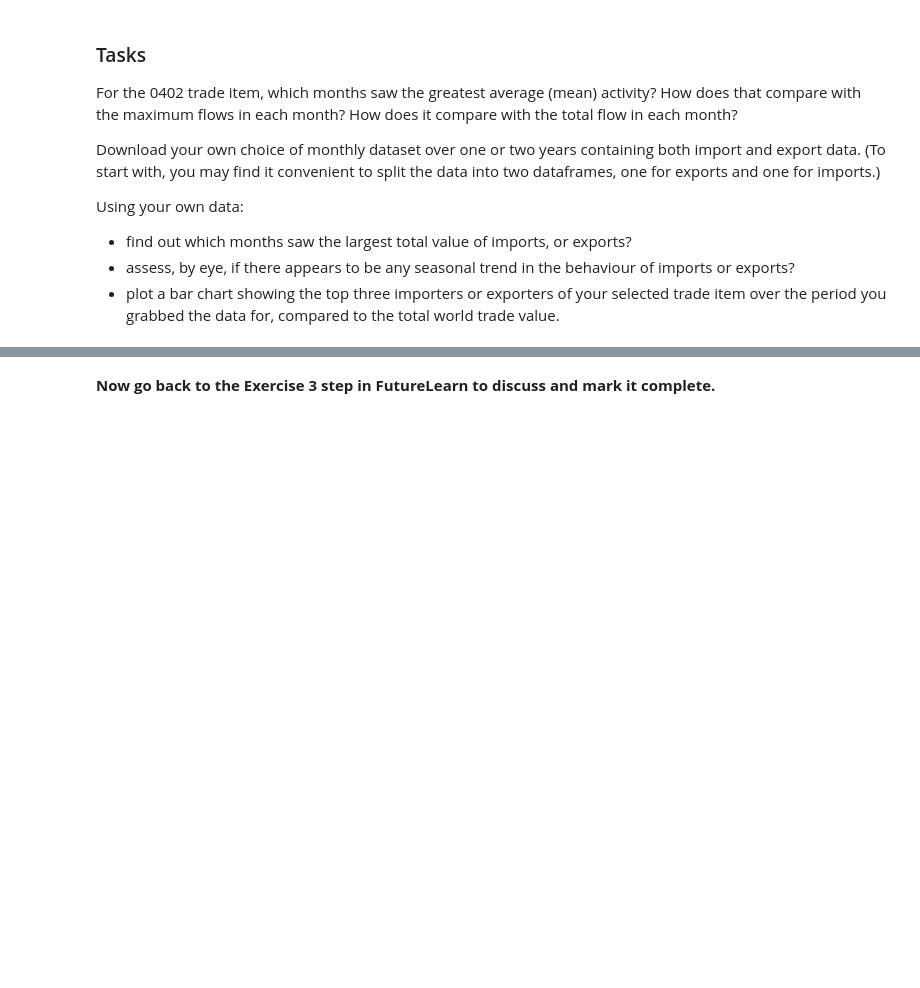
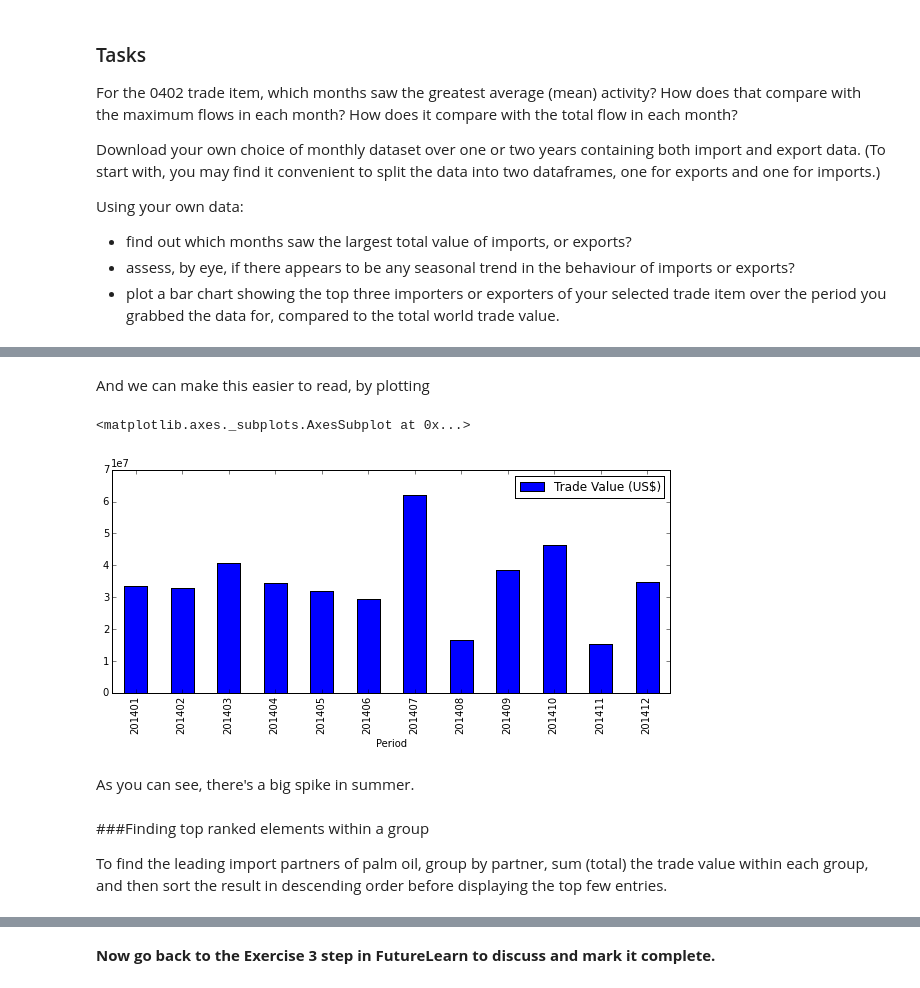
Before and after one commit to mrchrisadams/future-learn-learn-to-code, a Jupyter notebook: Week 4_exercise_notebook-copy.ipynb, the cells around one changed output, grey strips where cells are left out. Cells and saved outputs as stored; diff of their text form; code cells hidden in the pictures; blank space fills up the shorter version.

Commit message:
Learning how to apply `groupby`s

```diff
--- a/Week 4_exercise_notebook-copy.ipynb
+++ b/Week 4_exercise_notebook-copy.ipynb
@@ -388,0 +511,3 @@ Using your own data:
+# %%
+palmOilWorldSales = palmOilWorld[["Period", "Trade Value (US$)"]]
+palmOilWorldSales.groupby("Period").aggregate(sum)
@@ -388,0 +529,13 @@ Using your own data:
+# %% [markdown]
+And we can make this easier to read, by plotting
+# %%
+palmOilWorldSales.groupby("Period").aggregate(sum).plot(kind='bar', figsize=(10,4))
+# %% [output]
+<matplotlib.axes._subplots.AxesSubplot at 0x...>
+[figure, added]
+# %% [markdown]
+As you can see, there's a big spike in summer.
+# %% [markdown]
+###Finding top ranked elements within a group
+
+To find the leading import partners of palm oil, group by partner, sum (total) the trade value within each group, and then sort the result in descending order before displaying the top few entries.
```
Also changed, not shown: parts of 47 cells of this notebook.
